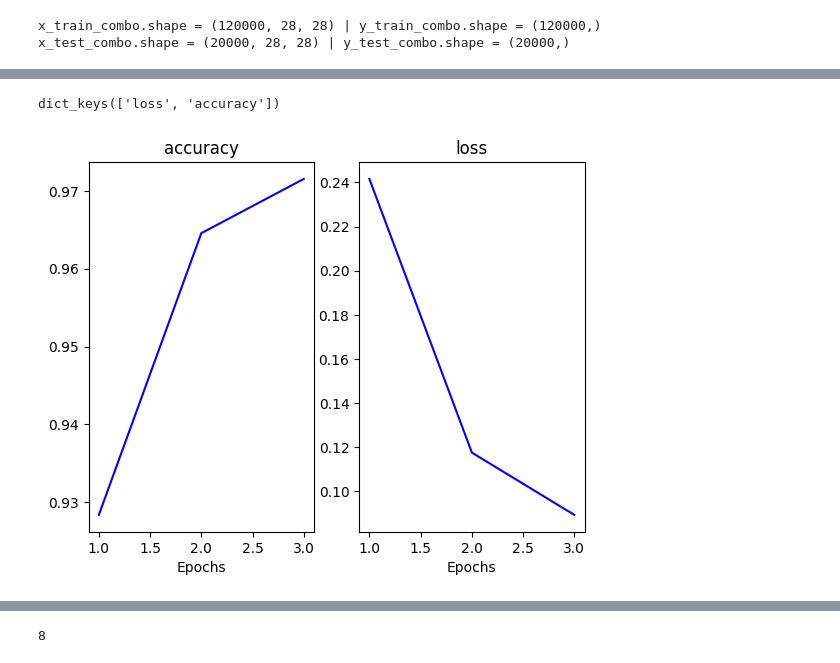
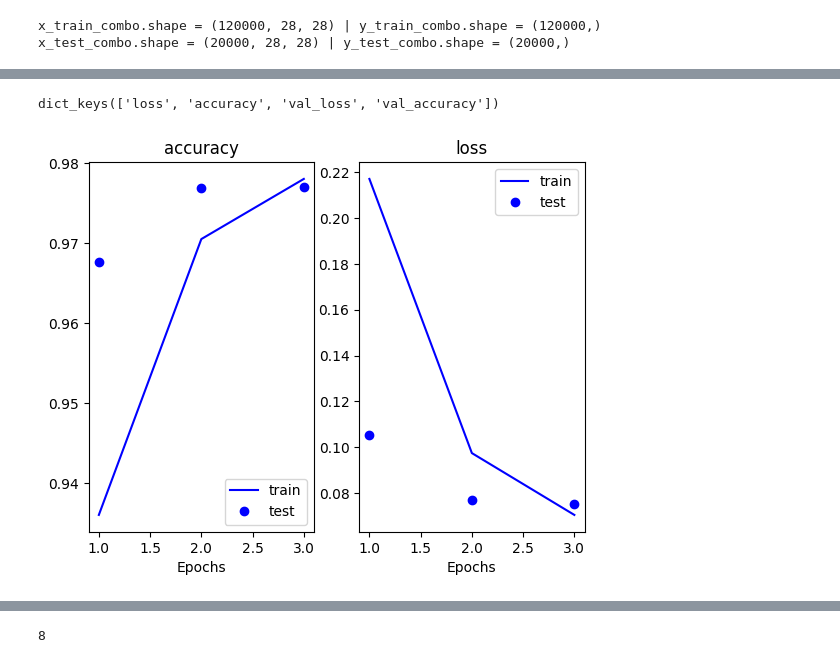
Before and after one commit to Valentin-Golyonko/SudokuML, a Jupyter notebook: help_scripts/board_processing/tf.ipynb, the cells around one changed output, grey strips where cells are left out. Saved outputs shown, nothing was run; the diff lists cells and outputs as text; code cells hidden in the pictures.

```diff
--- a/help_scripts/board_processing/tf.ipynb
+++ b/help_scripts/board_processing/tf.ipynb
@@ -153,7 +165,7 @@ model = tf.keras.models.Sequential(
     [
         tf.keras.layers.Flatten(input_shape=(28, 28)),
         tf.keras.layers.Dense(128, activation="relu"),
-        tf.keras.layers.Dropout(0.3),
+        tf.keras.layers.Dropout(0.2),
         tf.keras.layers.Dense(10),
     ]
 )
@@ -208,6 +220,13 @@ x_test_combo.shape = (20000, 28, 28) | y_test_combo.shape = (20000,)
 # %%
 """Train and evaluate your model"""
 
-history = model.fit(x_train_combo, y_train_combo, epochs=3)
+history = model.fit(
+    x_train_combo,
+    y_train_combo,
+    validation_data=(x_test_combo, y_test_combo),
+    epochs=3,
+    shuffle=True,
+    use_multiprocessing=True,
+)
 # %% [output]
 Epoch 1/3
@@ -230,26 +249,32 @@ Test accuracy: 0.9781000018119812
 history_dict = history.history
 history_dict.keys()
 # %% [output]
-dict_keys(['loss', 'accuracy'])
+dict_keys(['loss', 'accuracy', 'val_loss', 'val_accuracy'])
 # %%
 acc = history_dict["accuracy"]
+val_acc = history_dict["val_accuracy"]
 loss = history_dict["loss"]
+val_loss = history_dict["val_loss"]
 
 epochs = range(1, len(acc) + 1)
 
 plt.subplot(121)
-plt.plot(epochs, acc, "b", label="accuracy")
+plt.plot(epochs, acc, "b", label="train")
+plt.plot(epochs, val_acc, "bo", label="test")
 plt.title("accuracy")
 plt.xlabel("Epochs")
+plt.legend()
 
 plt.subplot(122)
-plt.plot(epochs, loss, "b", label="loss")
+plt.plot(epochs, loss, "b", label="train")
+plt.plot(epochs, val_loss, "bo", label="test")
 plt.title("loss")
 plt.xlabel("Epochs")
+plt.legend()
 
 plt.show()
 # %% [output]
-[figure, old version]
+[figure, new version]
 # %%
 """
 Make predictions.
```
Also changed, not shown: parts of 28 cells of this notebook.
